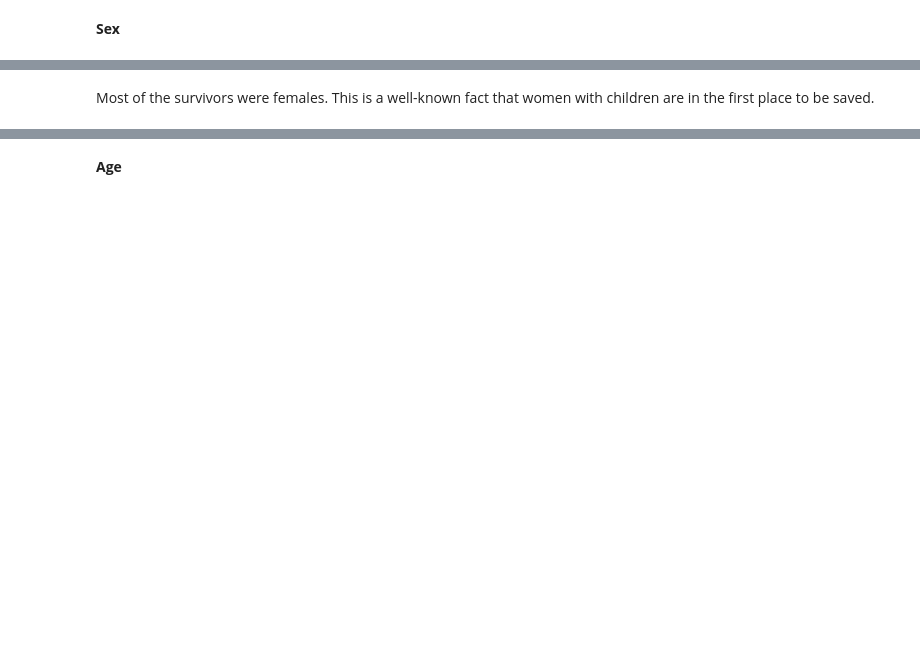
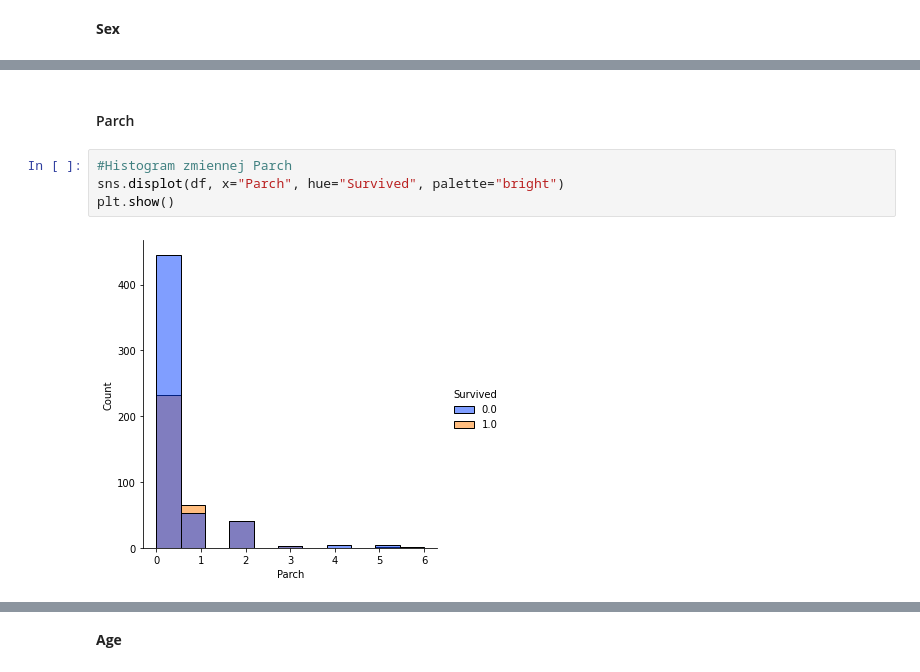
Before and after one commit to szpwski/titanic_kaggle_competition, a Jupyter notebook: Python/svm_titanic.ipynb, the cells around one changed output, grey strips where cells are left out. Cells and saved outputs as stored; diff of their text form; blank space fills up the shorter version.

```diff
--- a/Python/svm_titanic.ipynb
+++ b/Python/svm_titanic.ipynb
@@ -147,5 +141,11 @@ sns.displot(df1, x="Sex", hue="Survived", palette="bright")
 plt.show()
 # %% [output]
 [figure]
-# %% [markdown]
-Most of the survivors were females. This is a well-known fact that women with children are in the first place to be saved.
+# %% [markdown]
+#### Parch
+# %%
+#Histogram zmiennej Parch
+sns.displot(df, x="Parch", hue="Survived", palette="bright")
+plt.show()
+# %% [output]
+[figure, added]
```
Also changed, not shown: parts of 141 cells of this notebook, 1 other file.
